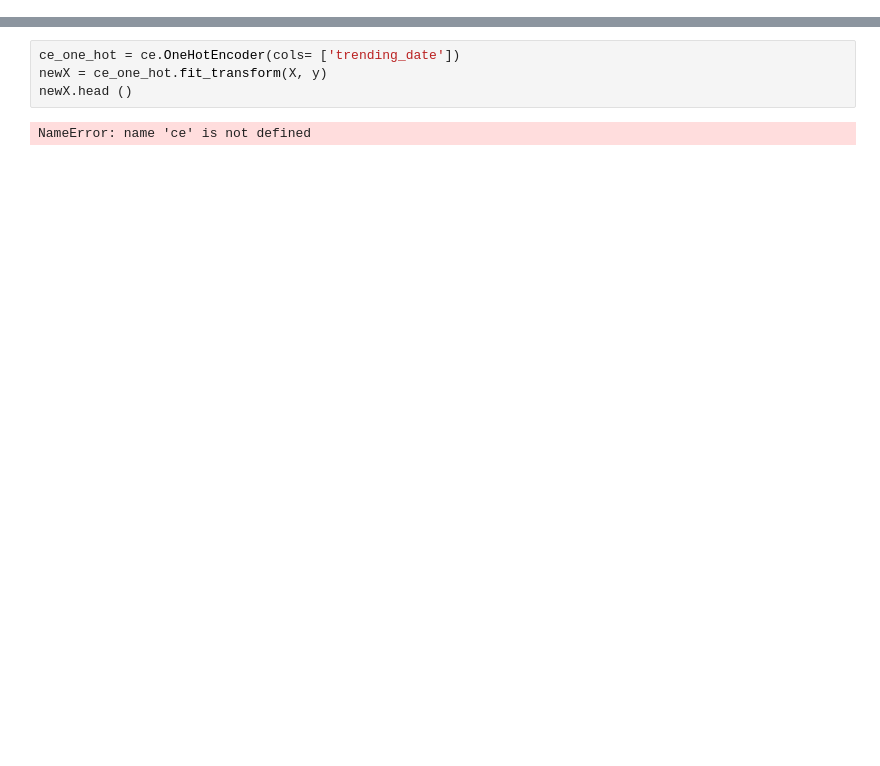
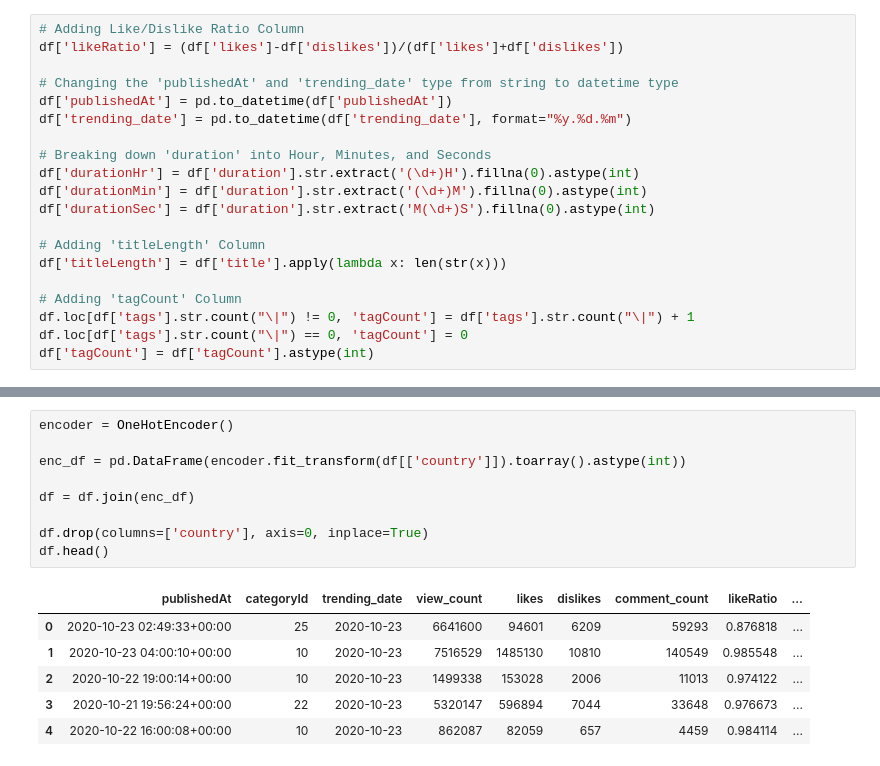
Before and after one commit to nickrwu/YouTube-Trending, a Jupyter notebook: yt-classifiers.ipynb, the cells around one changed output, grey strips where cells are left out. Saved outputs shown, nothing was run; the diff lists cells and outputs as text; blank space fills up the shorter version.

```diff
--- a/yt-classifiers.ipynb
+++ b/yt-classifiers.ipynb
@@ -29,2 +51,22 @@ df.head()
+# %%
+# Adding Like/Dislike Ratio Column
+df['likeRatio'] = (df['likes']-df['dislikes'])/(df['likes']+df['dislikes'])
+
+# Changing the 'publishedAt' and 'trending_date' type from string to datetime type
+df['publishedAt'] = pd.to_datetime(df['publishedAt'])
+df['trending_date'] = pd.to_datetime(df['trending_date'], format="%y.%d.%m")
+
+# Breaking down 'duration' into Hour, Minutes, and Seconds
+df['durationHr'] = df['duration'].str.extract('(\d+)H').fillna(0).astype(int)
+df['durationMin'] = df['duration'].str.extract('(\d+)M').fillna(0).astype(int)
+df['durationSec'] = df['duration'].str.extract('M(\d+)S').fillna(0).astype(int)
+
+# Adding 'titleLength' Column
+df['titleLength'] = df['title'].apply(lambda x: len(str(x)))
+
+# Adding 'tagCount' Column
+df.loc[df['tags'].str.count("\|") != 0, 'tagCount'] = df['tags'].str.count("\|") + 1
+df.loc[df['tags'].str.count("\|") == 0, 'tagCount'] = 0
+df['tagCount'] = df['tagCount'].astype(int)
 # %%
 # Dropping unneeded columns
@@ -64,6 +113,16 @@ X.head()
-# %%
-ce_one_hot = ce.OneHotEncoder(cols= ['trending_date'])
-newX = ce_one_hot.fit_transform(X, y)
-newX.head ()
-# %% [output]
-NameError: name 'ce' is not defined
+# %%
+encoder = OneHotEncoder()
+
+enc_df = pd.DataFrame(encoder.fit_transform(df[['country']]).toarray().astype(int))
+
+df = df.join(enc_df)
+
+df.drop(columns=['country'], axis=0, inplace=True)
+df.head()
+# %% [output]
+|  | publishedAt | categoryId | trending_date | view_count | likes | dislikes | comment_count | likeRatio | ... |
+| 0 | 2020-10-23 02:49:33+00:00 | 25 | 2020-10-23 | 6641600 | 94601 | 6209 | 59293 | 0.876818 | ... |
+| 1 | 2020-10-23 04:00:10+00:00 | 10 | 2020-10-23 | 7516529 | 1485130 | 10810 | 140549 | 0.985548 | ... |
+| 2 | 2020-10-22 19:00:14+00:00 | 10 | 2020-10-23 | 1499338 | 153028 | 2006 | 11013 | 0.974122 | ... |
+| 3 | 2020-10-21 19:56:24+00:00 | 22 | 2020-10-23 | 5320147 | 596894 | 7044 | 33648 | 0.976673 | ... |
+| 4 | 2020-10-22 16:00:08+00:00 | 10 | 2020-10-23 | 862087 | 82059 | 657 | 4459 | 0.984114 | ... |
```
Also changed, not shown: parts of 9 cells of this notebook.
